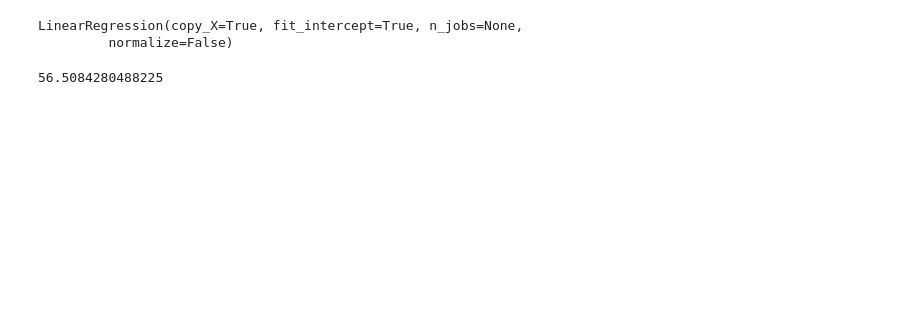
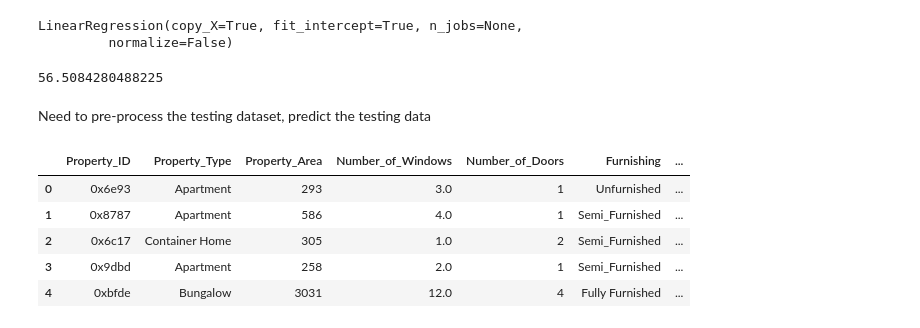
Before and after one commit to PPathole/Get-a-Room, a Jupyter notebook: Get a room.ipynb, the cells around one changed output. Drawn from its saved outputs; the diff is of its cells as text; code cells hidden in the pictures; blank space fills up the shorter version.

```diff
--- a/Get a room.ipynb
+++ b/Get a room.ipynb
@@ -642,3 +596,16 @@ LinearRegression(copy_X=True, fit_intercept=True, n_jobs=None,
 model_linear.score(X_train, y_train) * 100
 # %% [output]
 56.5084280488225
+# %% [markdown]
+Need to pre-process the testing dataset, predict the testing data
+# %%
+test_data = pd.read_csv('C://Users/Admin/Downloads/47417050-0-dataset/dataset/test.csv')
+# %%
+test_data.head()
+# %% [output]
+|  | Property_ID | Property_Type | Property_Area | Number_of_Windows | Number_of_Doors | Furnishing | ... |
+| 0 | 0x6e93 | Apartment | 293 | 3.0 | 1 | Unfurnished | ... |
+| 1 | 0x8787 | Apartment | 586 | 4.0 | 1 | Semi_Furnished | ... |
+| 2 | 0x6c17 | Container Home | 305 | 1.0 | 2 | Semi_Furnished | ... |
+| 3 | 0x9dbd | Apartment | 258 | 2.0 | 1 | Semi_Furnished | ... |
+| 4 | 0xbfde | Bungalow | 3031 | 12.0 | 4 | Fully Furnished | ... |
```
Also changed, not shown: parts of 63 cells of this notebook.
